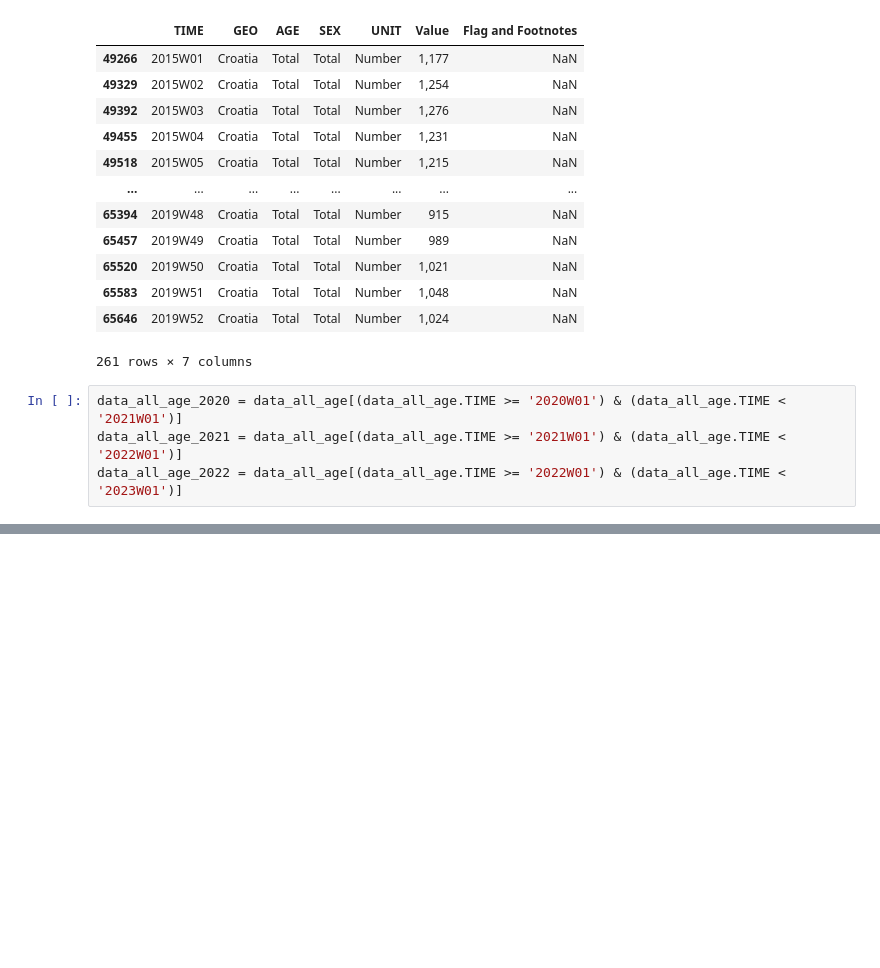
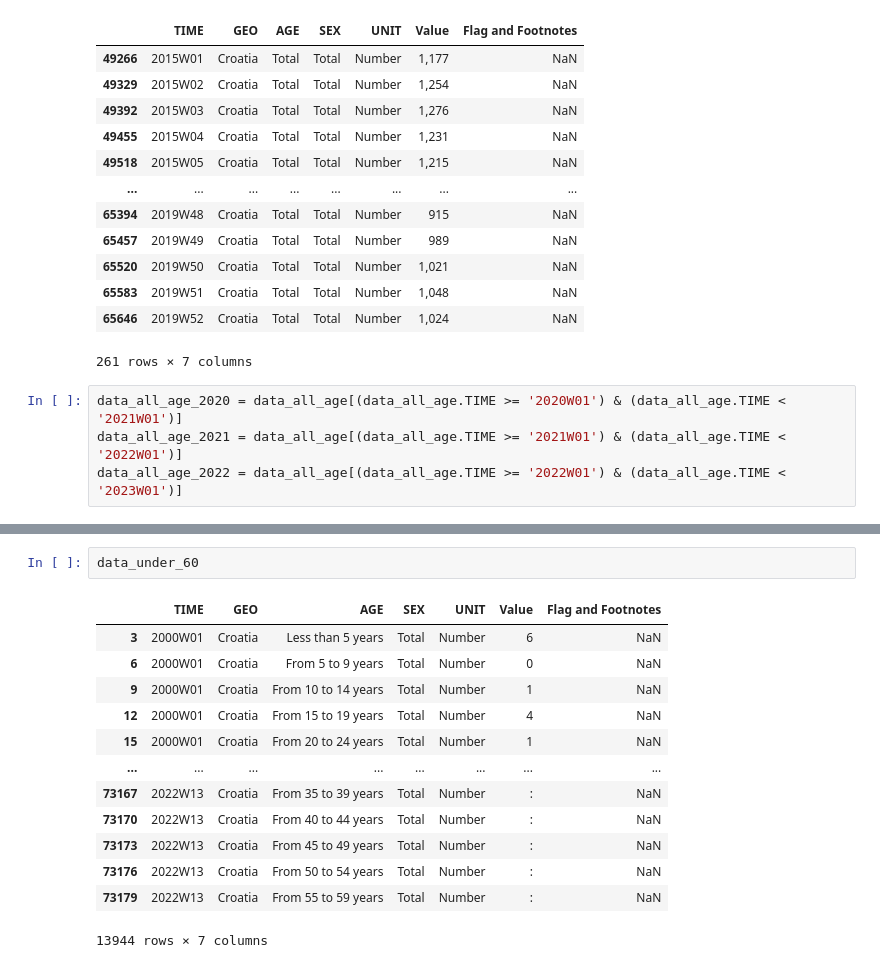
Before and after one commit to ppalasek/croatia_excess_deaths, a Jupyter notebook: croatia_excess_deaths.ipynb, the cells around one changed output, grey strips where cells are left out. Cells and saved outputs as stored; diff of their text form; blank space fills up the shorter version.

```diff
--- a/croatia_excess_deaths.ipynb
+++ b/croatia_excess_deaths.ipynb
@@ -329,0 +413,16 @@ plt.show()
+# %%
+data_under_60
+# %% [output]
+|  | TIME | GEO | AGE | SEX | UNIT | Value | Flag and Footnotes |
+| 3 | 2000W01 | Croatia | Less than 5 years | Total | Number | 6 | NaN |
+| 6 | 2000W01 | Croatia | From 5 to 9 years | Total | Number | 0 | NaN |
+| 9 | 2000W01 | Croatia | From 10 to 14 years | Total | Number | 1 | NaN |
+| 12 | 2000W01 | Croatia | From 15 to 19 years | Total | Number | 4 | NaN |
+| 15 | 2000W01 | Croatia | From 20 to 24 years | Total | Number | 1 | NaN |
+| ... | ... | ... | ... | ... | ... | ... | ... |
+| 73167 | 2022W13 | Croatia | From 35 to 39 years | Total | Number | : | NaN |
+| 73170 | 2022W13 | Croatia | From 40 to 44 years | Total | Number | : | NaN |
+| 73173 | 2022W13 | Croatia | From 45 to 49 years | Total | Number | : | NaN |
+| 73176 | 2022W13 | Croatia | From 50 to 54 years | Total | Number | : | NaN |
+| 73179 | 2022W13 | Croatia | From 55 to 59 years | Total | Number | : | NaN |
+13944 rows × 7 columns
```
Also changed, not shown: parts of 21 cells of this notebook, 6 other files.
